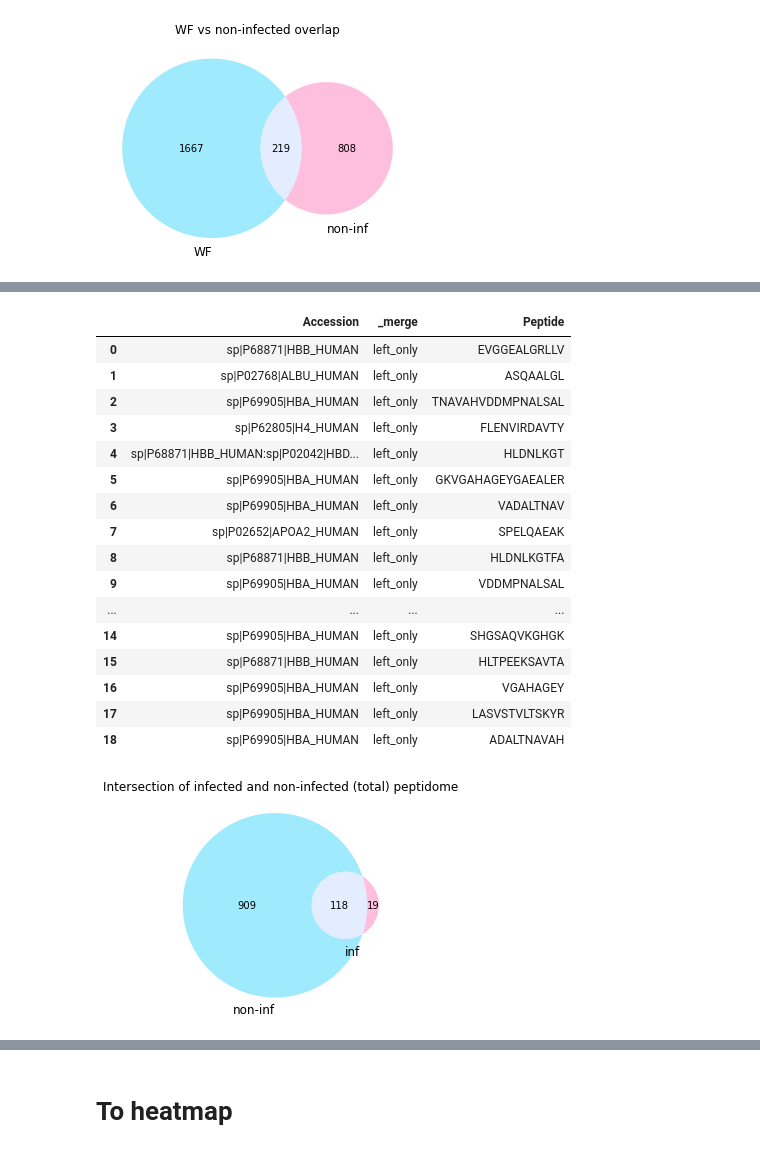
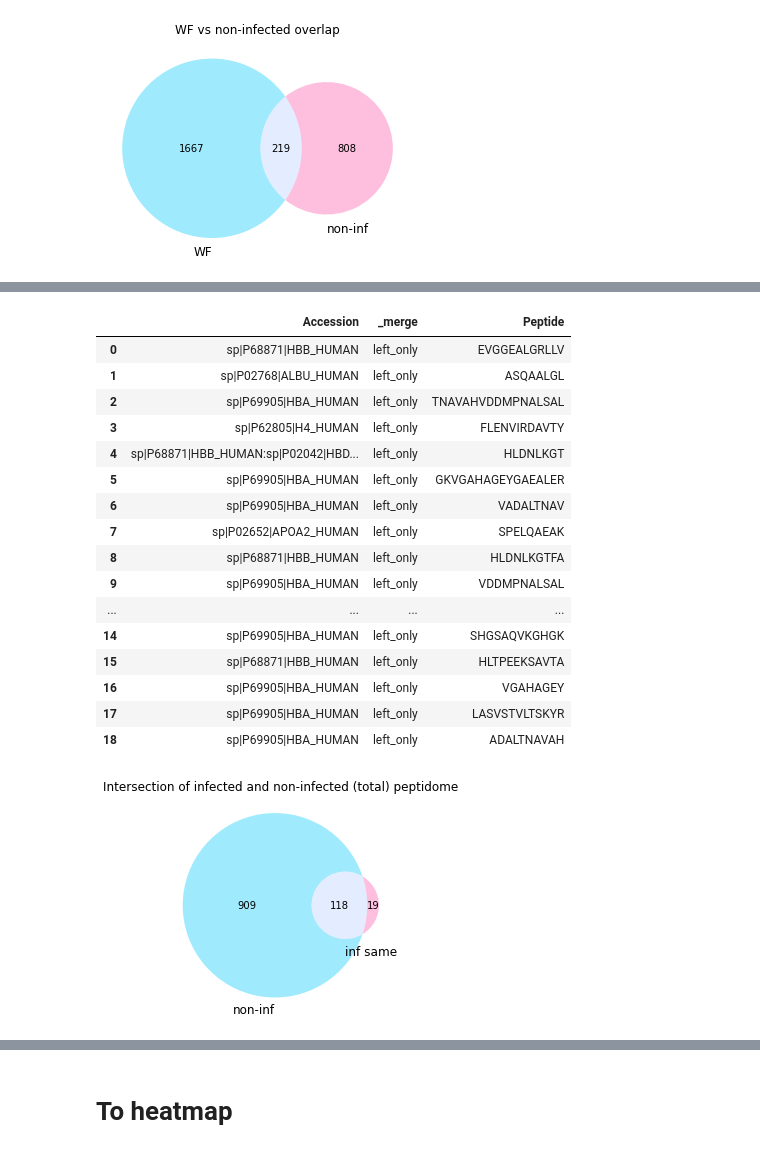
Before and after one commit to ErikHartman/peptidomic_py, a Jupyter notebook: between_group_analysis.ipynb, the cells around one changed output, grey strips where cells are left out. Saved outputs shown, nothing was run; the diff lists cells and outputs as text; code cells hidden in the pictures.

```diff
--- a/between_group_analysis.ipynb
+++ b/between_group_analysis.ipynb
@@ -187,32 +186,32 @@ df_ninf_inf[0:30]
 | 28 | sp|P68871|HBB_HUMAN:sp|P02042|HBD... | VAGVANALAHKYH | 83 | 10.0 | 8.0 | 12.0 | 6 | ... |
 | 29 | sp|P68871|HBB_HUMAN | HLDNLKGTFA | 23 | 0.0 | 0.0 | 0.0 | 3 | ... |
 # %%
-venn2([set(df_ninf['Peptide']), set(df_inf_same['Peptide'])], set_labels = ('non-inf', 'inf'), set_colors=color)
+venn2([set(df_ninf['Peptide']), set(df_inf_same['Peptide'])], set_labels = ('non-inf', 'inf same'), set_colors=color)
 plt.title('Intersection of infected and non-infected (total) peptidome')
 biomarker=df_inf_same.merge(df_ninf, on=['Peptide','Accession'], indicator= True, how='outer')
 biomarker=biomarker[['_merge','Peptide']].sort_values('_merge')
 biomarker=biomarker.loc[(biomarker['_merge']=='left_only')]
 biomarker.reset_index(inplace=True)
 biomarker
 # %% [output]
 |  | Accession | _merge | Peptide |
 | 0 | sp|P68871|HBB_HUMAN | left_only | EVGGEALGRLLV |
 | 1 | sp|P02768|ALBU_HUMAN | left_only | ASQAALGL |
 | 2 | sp|P69905|HBA_HUMAN | left_only | TNAVAHVDDMPNALSAL |
 | 3 | sp|P62805|H4_HUMAN | left_only | FLENVIRDAVTY |
 | 4 | sp|P68871|HBB_HUMAN:sp|P02042|HBD... | left_only | HLDNLKGT |
 | 5 | sp|P69905|HBA_HUMAN | left_only | GKVGAHAGEYGAEALER |
 | 6 | sp|P69905|HBA_HUMAN | left_only | VADALTNAV |
 | 7 | sp|P02652|APOA2_HUMAN | left_only | SPELQAEAK |
 | 8 | sp|P68871|HBB_HUMAN | left_only | HLDNLKGTFA |
 | 9 | sp|P69905|HBA_HUMAN | left_only | VDDMPNALSAL |
 | ... | ... | ... | ... |
 | 14 | sp|P69905|HBA_HUMAN | left_only | SHGSAQVKGHGK |
 | 15 | sp|P68871|HBB_HUMAN | left_only | HLTPEEKSAVTA |
 | 16 | sp|P69905|HBA_HUMAN | left_only | VGAHAGEY |
 | 17 | sp|P69905|HBA_HUMAN | left_only | LASVSTVLTSKYR |
 | 18 | sp|P69905|HBA_HUMAN | left_only | ADALTNAVAH |
-[figure, old version]
+[figure, new version]
 # %%
 v=venn3([set(df_ninf_same['Peptide']), set(df_inf_same['Peptide']), set(df_WF_same['Peptide'])], set_labels = ('non-inf', 'inf', 'WF'), set_colors=color)
 plt.title('Intersected peptidome of WF, infected \n and non-infected samples')
```
Also changed, not shown: parts of 4 cells of this notebook, 2 other files.
